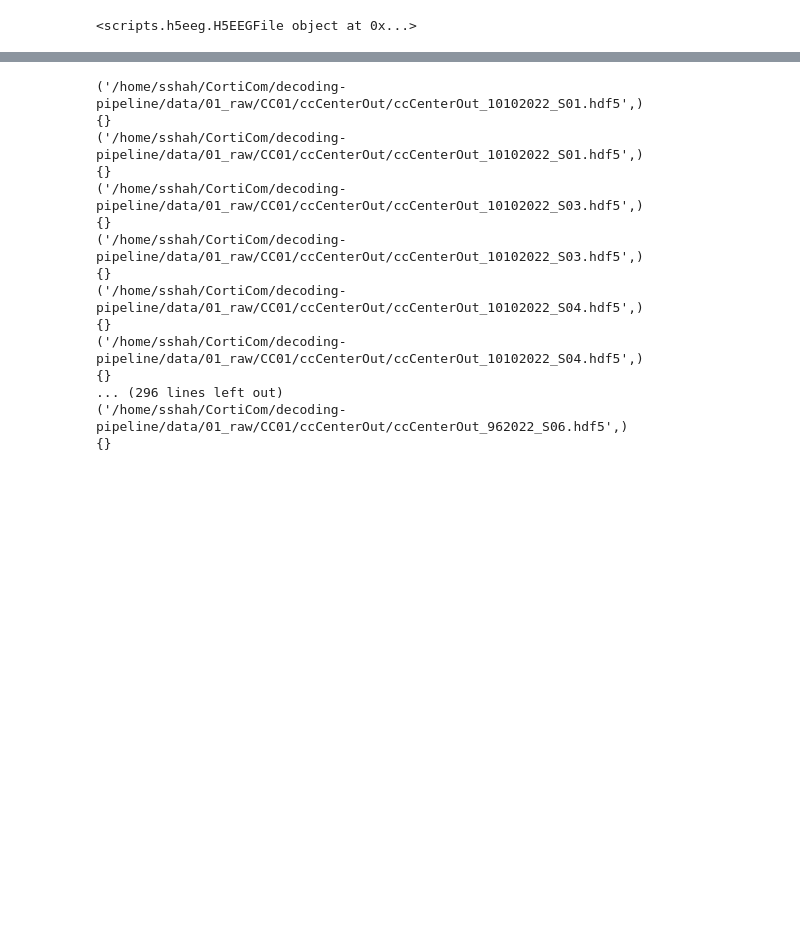
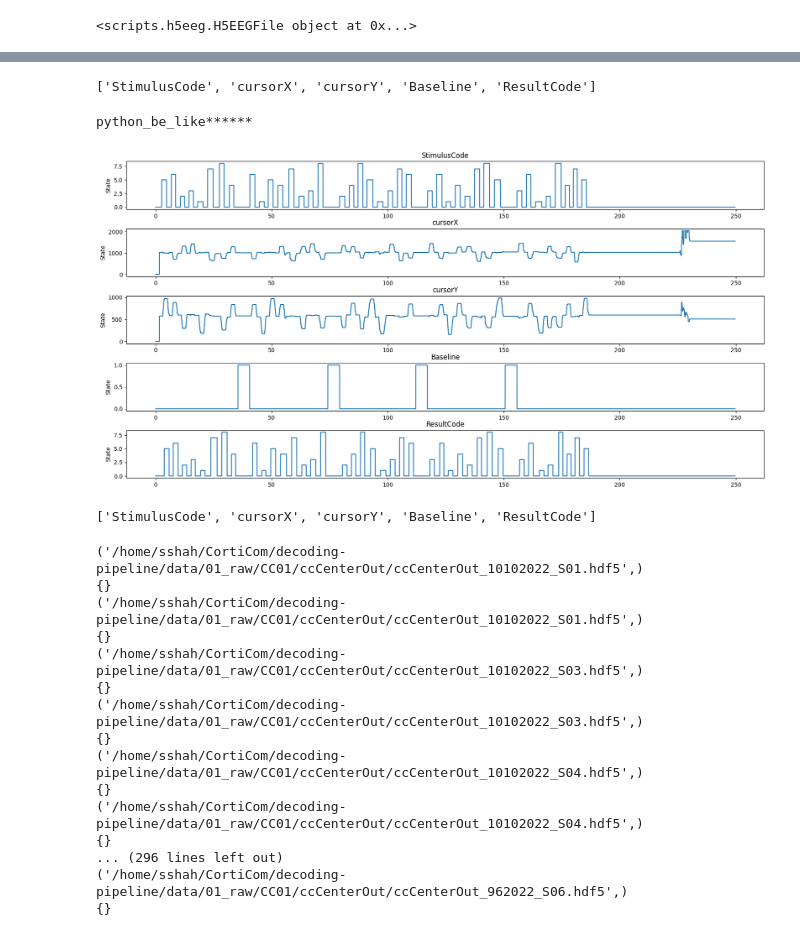
Before and after one commit to cronelab/decoding-pipeline, a Jupyter notebook: notebooks/Data Ingestion Notebook.ipynb, the cells around one changed output, grey strips where cells are left out. Drawn from its saved outputs; the diff is of its cells as text; code cells hidden in the pictures; blank space fills up the shorter version.

Commit message:
Added in support for dataset plots of bci states

```diff
--- a/notebooks/Data Ingestion Notebook.ipynb
+++ b/notebooks/Data Ingestion Notebook.ipynb
@@ -82,3 +82,9 @@ list(load_dict.values())[0]()
 ('/home/sshah/CortiCom/decoding-pipeline/data/01_raw/CC01/ccCenterOut/ccCenterOut_10102022_S01.hdf5',)
 {}
 <scripts.h5eeg.H5EEGFile object at 0x...>
+# %%
+load_dict = catalog.load("center_out_extracted_pkl")
+
+data = load_dict['ccCenterOut_11112022_S08']()
+
+data
@@ -85,3 +111,42 @@ list(load_dict.values())[0]()
+# %%
+context.params['bci_states']['CC01']['center_out']
+# %% [output]
+['StimulusCode', 'cursorX', 'cursorY', 'Baseline', 'ResultCode']
+# %%
+python_be_like = "test_string"
+
+print(f"{'python_be_like':*<20}")
+# %% [output]
+python_be_like******
+# %%
+import matplotlib.pyplot as plt
+import numpy as np
+
+num_stimuli = data['stimuli'].shape[-1]
+
+N = data['stimuli'].shape[0]
+n_samples = np.arange(0, N)
+t_samples = n_samples/data['sampling_rate']
+
+state_names = context.params['bci_states']['CC01']['center_out']
+
+fig, sub_axs = plt.subplots(num_stimuli, figsize=(20,10))
+
+for idx, ax in enumerate(sub_axs):
+    subplot_data = data['stimuli'][:, idx]
+    ax.plot(t_samples, subplot_data)
+    ax.set_ylabel('State')
+    ax.set_title(state_names[idx])
+
+
+
+fig.subplots_adjust(hspace=0.4)
+# %% [output]
+[figure, added]
+# %%
+state_names
+# %% [output]
+['StimulusCode', 'cursorX', 'cursorY', 'Baseline', 'ResultCode']
 # %%
 loaded_dict = {}
 for partition_key, partition_func in load_dict.items():
```
Also changed, not shown: parts of 3 cells of this notebook, 4 other files.
